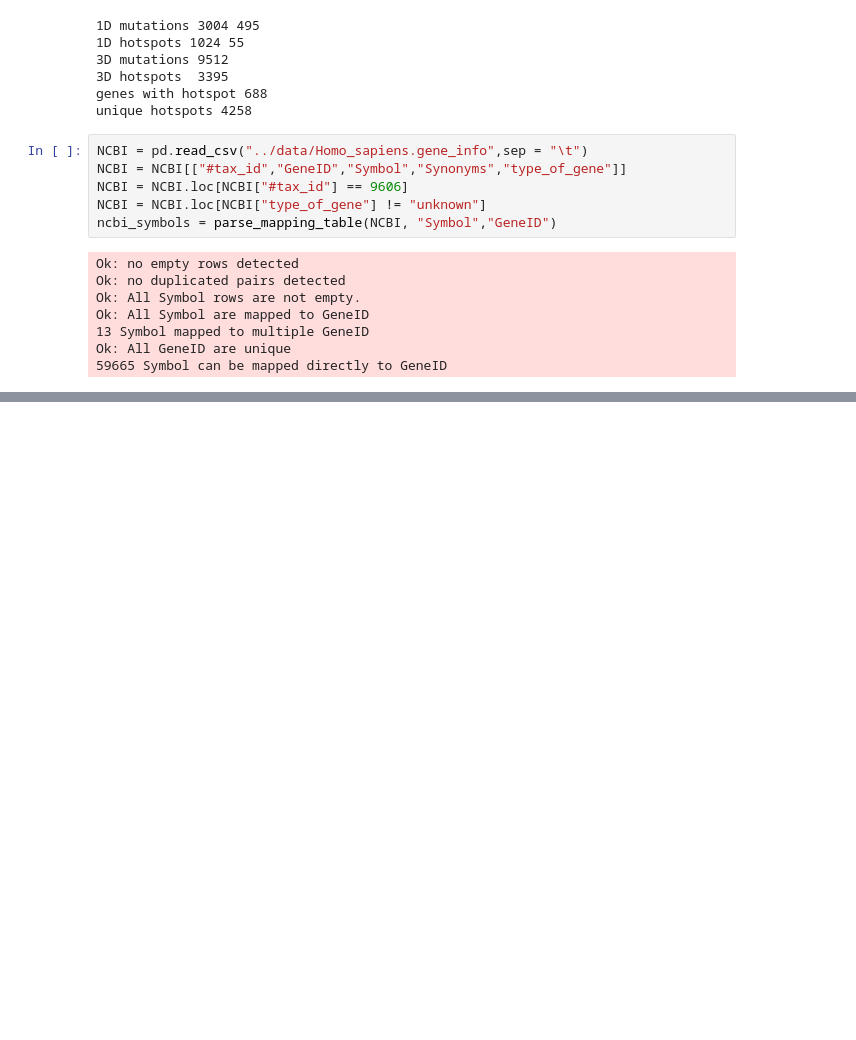
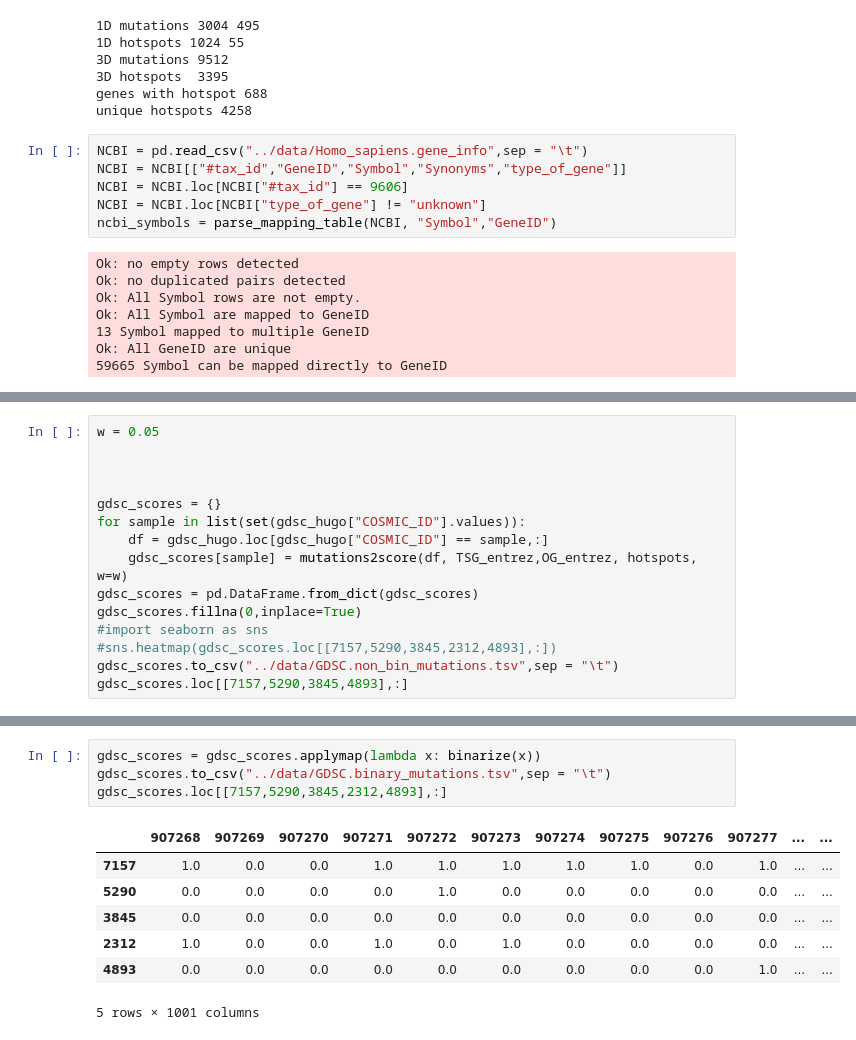
Before and after one commit to esko22/ucb-w210-cap-drug-response, a Jupyter notebook: Variants/mutation_eda.ipynb, the cells around one changed output, grey strips where cells are left out. Drawn from its saved outputs; the diff is of its cells as text; blank space fills up the shorter version.

```diff
--- a/Variants/mutation_eda.ipynb
+++ b/Variants/mutation_eda.ipynb
@@ -198,0 +644,15 @@ Ok: All GeneID are unique
+# %%
+w = 0.05
+
+
+
+gdsc_scores = {}
+for sample in list(set(gdsc_hugo["COSMIC_ID"].values)):
+    df = gdsc_hugo.loc[gdsc_hugo["COSMIC_ID"] == sample,:]
+    gdsc_scores[sample] = mutations2score(df, TSG_entrez,OG_entrez, hotspots, w=w)
+gdsc_scores = pd.DataFrame.from_dict(gdsc_scores)
+gdsc_scores.fillna(0,inplace=True)
+#import seaborn as sns
+#sns.heatmap(gdsc_scores.loc[[7157,5290,3845,2312,4893],:])
+gdsc_scores.to_csv("../data/GDSC.non_bin_mutations.tsv",sep = "\t")
+gdsc_scores.loc[[7157,5290,3845,4893],:]
@@ -198,0 +666,12 @@ Ok: All GeneID are unique
+# %%
+gdsc_scores = gdsc_scores.applymap(lambda x: binarize(x))
+gdsc_scores.to_csv("../data/GDSC.binary_mutations.tsv",sep = "\t")
+gdsc_scores.loc[[7157,5290,3845,2312,4893],:]
+# %% [output]
+|  | 907268 | 907269 | 907270 | 907271 | 907272 | 907273 | 907274 | 907275 | 907276 | 907277 | ... | ... |
+| 7157 | 1.0 | 0.0 | 0.0 | 1.0 | 1.0 | 1.0 | 1.0 | 1.0 | 0.0 | 1.0 | ... | ... |
+| 5290 | 0.0 | 0.0 | 0.0 | 0.0 | 1.0 | 0.0 | 0.0 | 0.0 | 0.0 | 0.0 | ... | ... |
+| 3845 | 0.0 | 0.0 | 0.0 | 0.0 | 0.0 | 0.0 | 0.0 | 0.0 | 0.0 | 0.0 | ... | ... |
+| 2312 | 1.0 | 0.0 | 0.0 | 1.0 | 0.0 | 1.0 | 0.0 | 0.0 | 0.0 | 0.0 | ... | ... |
+| 4893 | 0.0 | 0.0 | 0.0 | 0.0 | 0.0 | 0.0 | 0.0 | 0.0 | 0.0 | 1.0 | ... | ... |
+5 rows × 1001 columns
```
Also changed, not shown: parts of 20 cells of this notebook, 1 other file.
